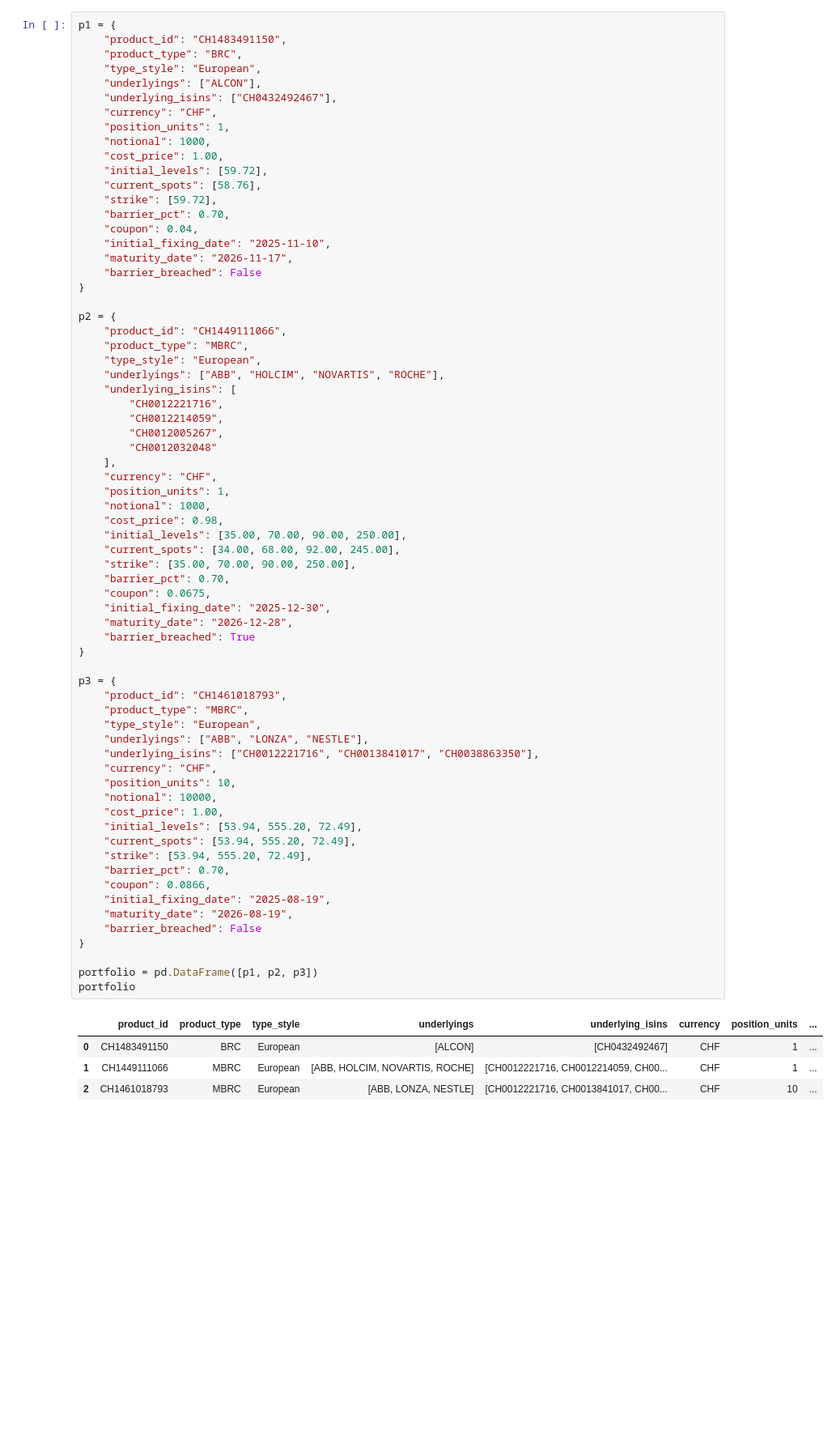
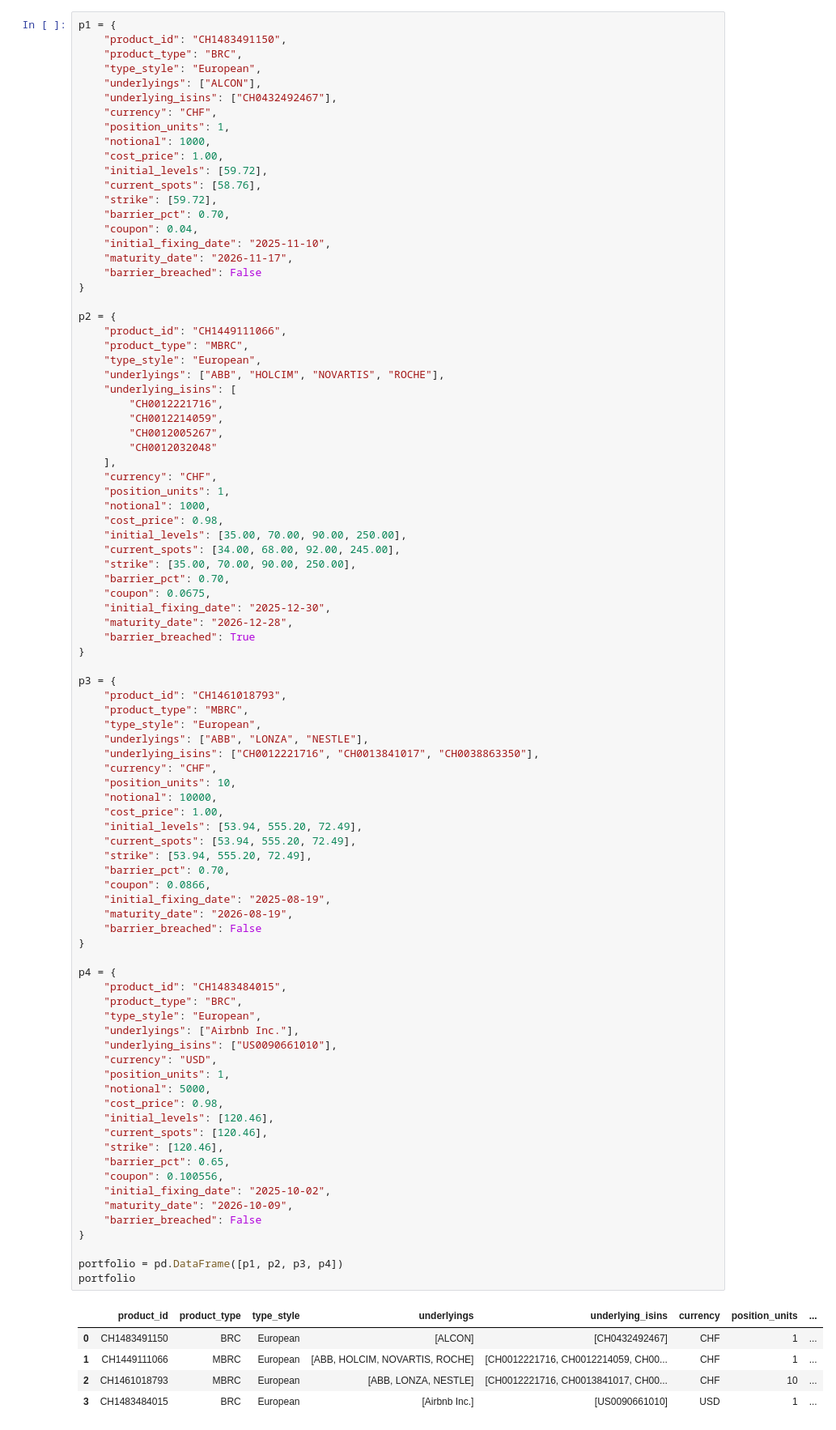
Before and after one commit to sanyalelizabet/structured-products-analytics, a Jupyter notebook: notebooks/01_portfolio_construction.ipynb, the cells around one changed output. Shown at 81% size. Cells and saved outputs as stored; diff of their text form; blank space fills up the shorter version.

```diff
--- a/notebooks/01_portfolio_construction.ipynb
+++ b/notebooks/01_portfolio_construction.ipynb
@@ -72,34 +72,55 @@ p2 = {
     "maturity_date": "2026-12-28",
     "barrier_breached": True
 }
 
 p3 = {
     "product_id": "CH1461018793",
     "product_type": "MBRC",
     "type_style": "European",
     "underlyings": ["ABB", "LONZA", "NESTLE"],
     "underlying_isins": ["CH0012221716", "CH0013841017", "CH0038863350"],
     "currency": "CHF",
     "position_units": 10,
     "notional": 10000,
     "cost_price": 1.00,
     "initial_levels": [53.94, 555.20, 72.49],
     "current_spots": [53.94, 555.20, 72.49],
     "strike": [53.94, 555.20, 72.49],
     "barrier_pct": 0.70,
     "coupon": 0.0866,
     "initial_fixing_date": "2025-08-19",
     "maturity_date": "2026-08-19",
     "barrier_breached": False
 }
 
-portfolio = pd.DataFrame([p1, p2, p3])
+p4 = {
+    "product_id": "CH1483484015",
+    "product_type": "BRC",
+    "type_style": "European",
+    "underlyings": ["Airbnb Inc."],
+    "underlying_isins": ["US0090661010"],
+    "currency": "USD",
+    "position_units": 1,
+    "notional": 5000,
+    "cost_price": 0.98,
+    "initial_levels": [120.46],
+    "current_spots": [120.46],
+    "strike": [120.46],
+    "barrier_pct": 0.65,
+    "coupon": 0.100556,
+    "initial_fixing_date": "2025-10-02",
+    "maturity_date": "2026-10-09",
+    "barrier_breached": False
+}
+
+portfolio = pd.DataFrame([p1, p2, p3, p4])
 portfolio
 # %% [output]
 |  | product_id | product_type | type_style | underlyings | underlying_isins | currency | position_units | ... |
 | 0 | CH1483491150 | BRC | European | [ALCON] | [CH0432492467] | CHF | 1 | ... |
 | 1 | CH1449111066 | MBRC | European | [ABB, HOLCIM, NOVARTIS, ROCHE] | [CH0012221716, CH0012214059, CH00... | CHF | 1 | ... |
 | 2 | CH1461018793 | MBRC | European | [ABB, LONZA, NESTLE] | [CH0012221716, CH0013841017, CH00... | CHF | 10 | ... |
+| 3 | CH1483484015 | BRC | European | [Airbnb Inc.] | [US0090661010] | USD | 1 | ... |
 # %% [markdown]
 ### 🔹 Product-Level Analytics — `ReverseConvertible` Class
 
```
Also changed, not shown: parts of 32 cells of this notebook, 2 other files.
